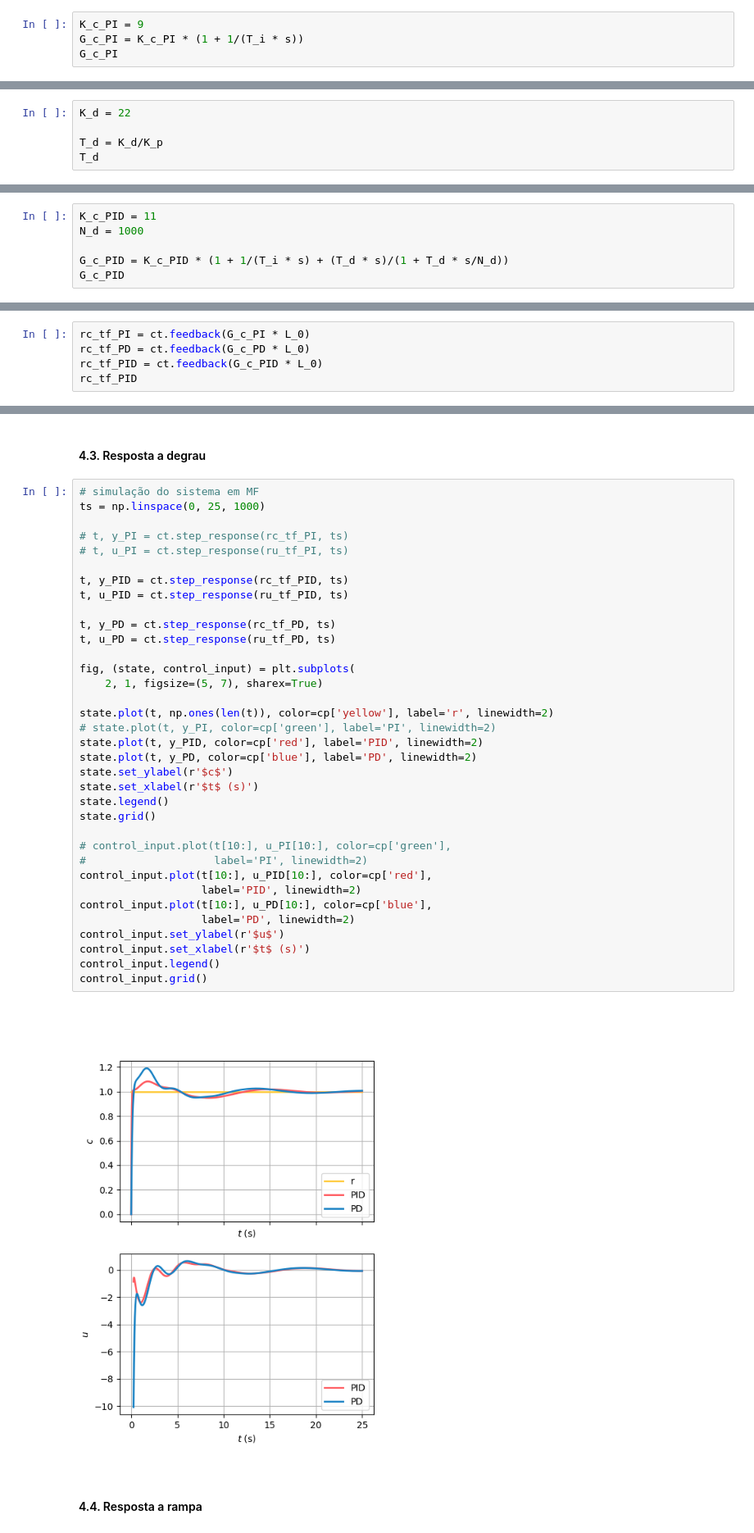
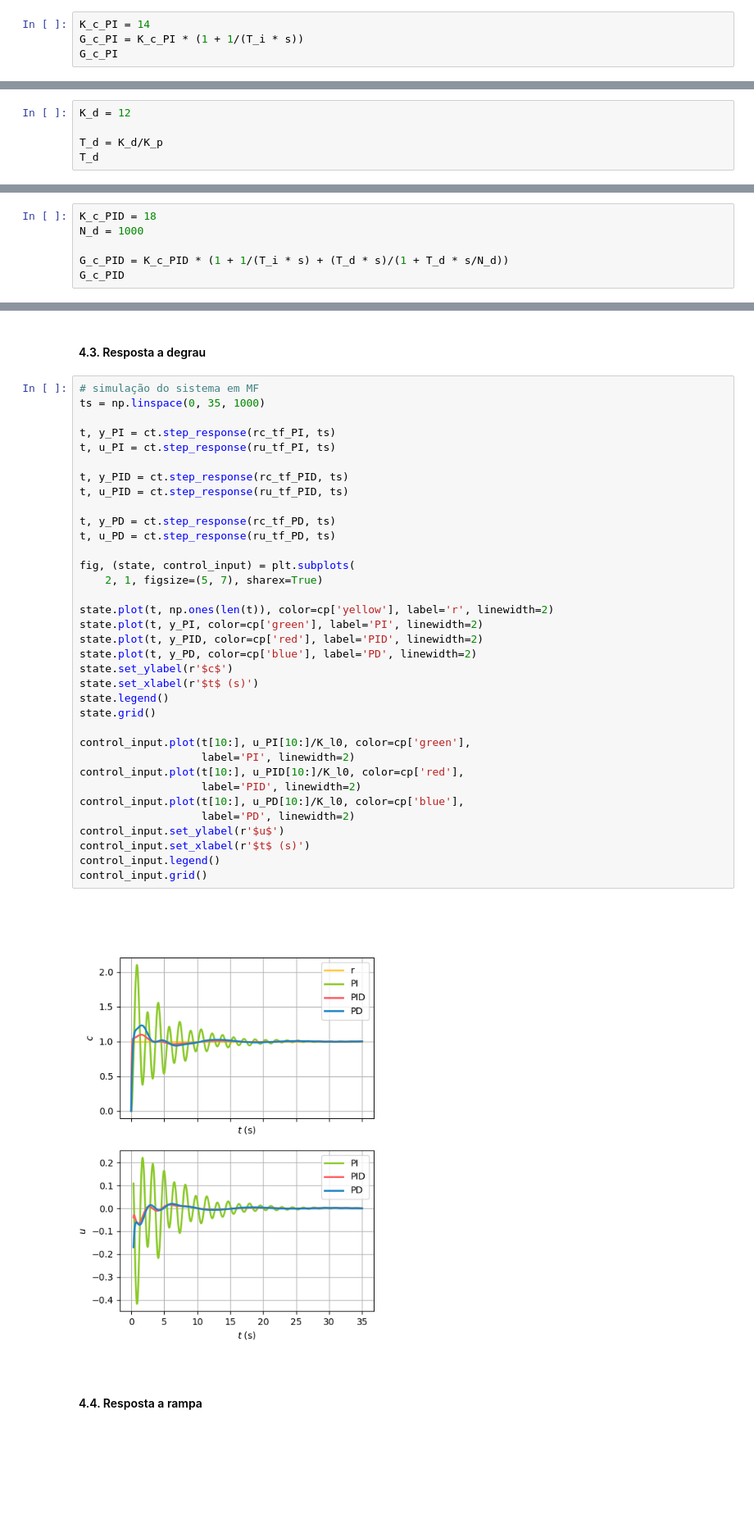
Before and after one commit to lucapaniago/Controle-Cubli, a Jupyter notebook: Simulink/rlocus_PID_cubli.ipynb, the cells around one changed output, grey strips where cells are left out. Shown at 82% size. Saved outputs shown, nothing was run; the diff lists cells and outputs as text; blank space fills up the shorter version.

```diff
--- a/Simulink/rlocus_PID_cubli.ipynb
+++ b/Simulink/rlocus_PID_cubli.ipynb
@@ -198,7 +179,7 @@ plt.show()
 # %% [markdown]
 Obtém-se assim $K_c = 9$, o que leva o seguinte compensador PI:
 # %%
-K_c_PI = 9
+K_c_PI = 14
 G_c_PI = K_c_PI * (1 + 1/(T_i * s))
 G_c_PI
 # %% [output]
@@ -270,7 +234,7 @@ A partir da análise do lugar das raízes para $L_3(s)$, chega-se a $K_d = 110 \
 Assim pode-se calcular $T_d$ pelas expressão:
 $$T_d = \frac{K_d}{K_p}$$
 # %%
-K_d = 22
+K_d = 12
 
 T_d = K_d/K_p
 T_d
@@ -309,5 +273,5 @@ Assim, adotando $K_c = 15$, tem-se o seguinte compensador PID:
 # %%
-K_c_PID = 11
+K_c_PID = 18
 N_d = 1000
 
 G_c_PID = K_c_PID * (1 + 1/(T_i * s) + (T_d * s)/(1 + T_d * s/N_d))
@@ -428,8 +380,3 @@ G_c_M, G_c_φ, G_c_ω = ct.bode_plot(G_c_PD,
 ### 4. Análise das respostas em malha fechada com compensadores PI, PD e PID
 # %% [markdown]
 #### 4.1. Função de transferência entre referência (r) e saída (c)
-# %%
-rc_tf_PI = ct.feedback(G_c_PI * L_0)
-rc_tf_PD = ct.feedback(G_c_PD * L_0)
-rc_tf_PID = ct.feedback(G_c_PID * L_0)
-rc_tf_PID
@@ -530,41 +511,41 @@ plt.show()
 #### 4.3. Resposta a degrau
 # %%
 # simulação do sistema em MF
-ts = np.linspace(0, 25, 1000)
+ts = np.linspace(0, 35, 1000)
 
-# t, y_PI = ct.step_response(rc_tf_PI, ts)
-# t, u_PI = ct.step_response(ru_tf_PI, ts)
+t, y_PI = ct.step_response(rc_tf_PI, ts)
+t, u_PI = ct.step_response(ru_tf_PI, ts)
 
 t, y_PID = ct.step_response(rc_tf_PID, ts)
 t, u_PID = ct.step_response(ru_tf_PID, ts)
 
 t, y_PD = ct.step_response(rc_tf_PD, ts)
 t, u_PD = ct.step_response(ru_tf_PD, ts)
 
 fig, (state, control_input) = plt.subplots(
     2, 1, figsize=(5, 7), sharex=True)
 
 state.plot(t, np.ones(len(t)), color=cp['yellow'], label='r', linewidth=2)
-# state.plot(t, y_PI, color=cp['green'], label='PI', linewidth=2)
+state.plot(t, y_PI, color=cp['green'], label='PI', linewidth=2)
 state.plot(t, y_PID, color=cp['red'], label='PID', linewidth=2)
 state.plot(t, y_PD, color=cp['blue'], label='PD', linewidth=2)
 state.set_ylabel(r'$c$')
 state.set_xlabel(r'$t$ (s)')
 state.legend()
 state.grid()
 
-# control_input.plot(t[10:], u_PI[10:], color=cp['green'],
-#                    label='PI', linewidth=2)
-control_input.plot(t[10:], u_PID[10:], color=cp['red'],
+control_input.plot(t[10:], u_PI[10:]/K_l0, color=cp['green'],
+                   label='PI', linewidth=2)
+control_input.plot(t[10:], u_PID[10:]/K_l0, color=cp['red'],
                    label='PID', linewidth=2)
-control_input.plot(t[10:], u_PD[10:], color=cp['blue'],
+control_input.plot(t[10:], u_PD[10:]/K_l0, color=cp['blue'],
                    label='PD', linewidth=2)
 control_input.set_ylabel(r'$u$')
 control_input.set_xlabel(r'$t$ (s)')
 control_input.legend()
 control_input.grid()
 # %% [output]
-[figure, old version]
+[figure, new version]
 # %% [markdown]
 #### 4.4. Resposta a rampa
 # %%
```
Also changed, not shown: parts of 38 cells of this notebook, 17 other files.
